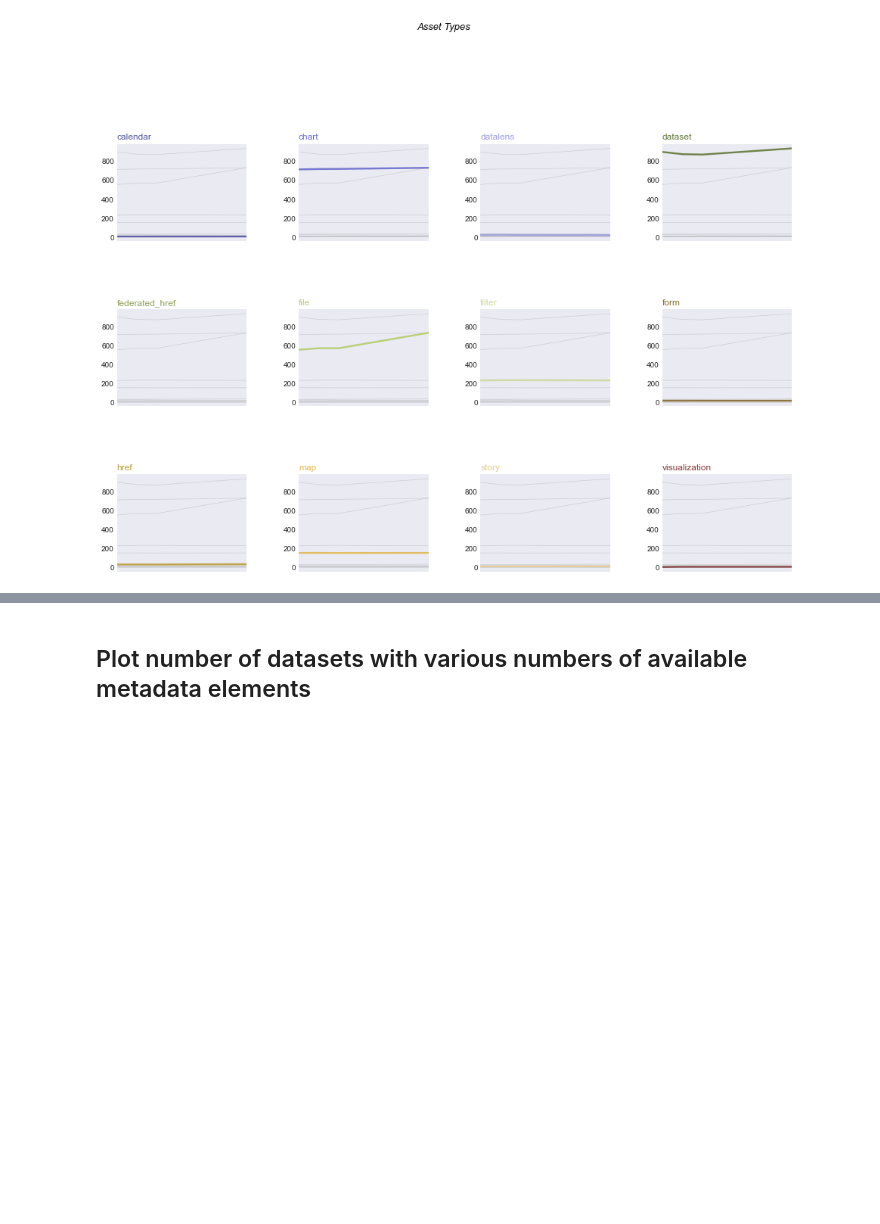
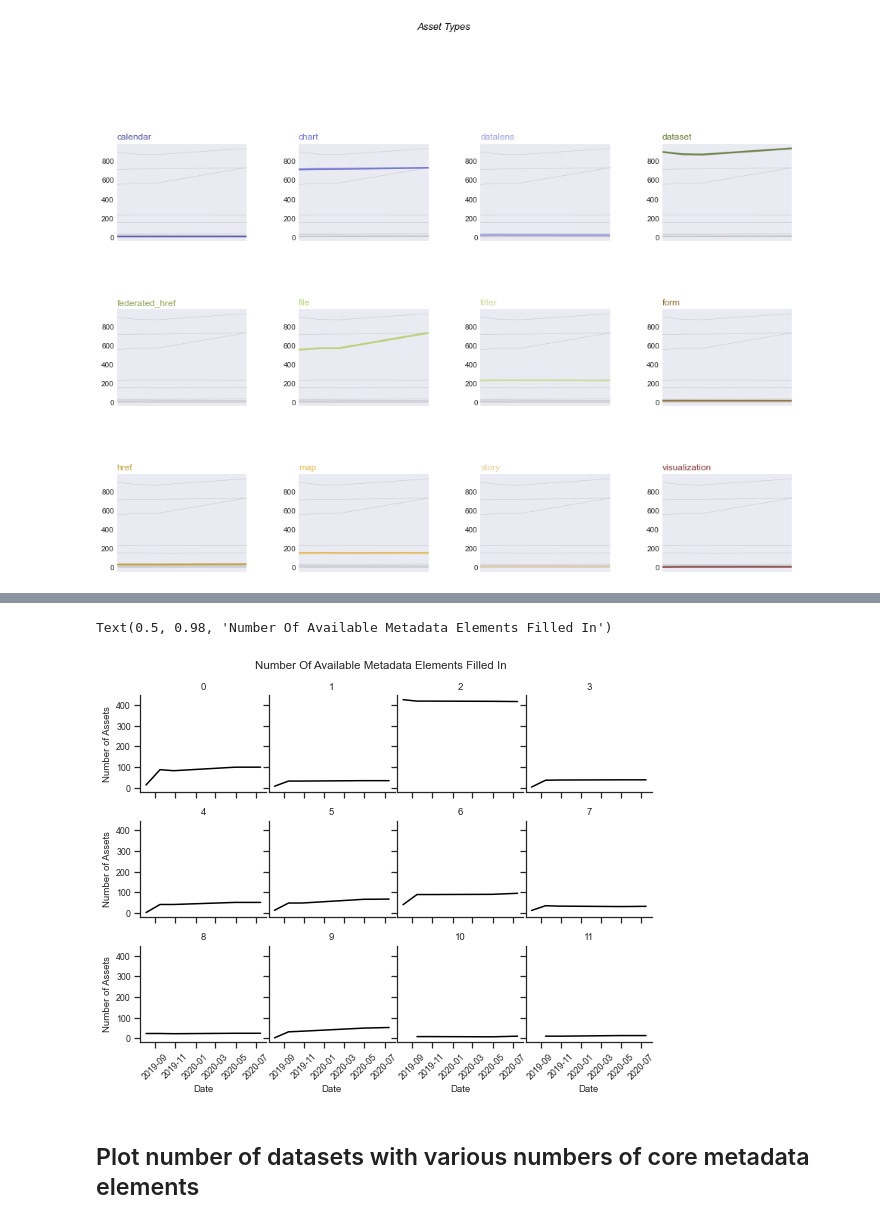
Before and after one commit to OpenDataLiteracy/WSL-AMF, a Jupyter notebook: assessment/code/Change-over-time.ipynb, the cells around one changed output, grey strips where cells are left out. Drawn from its saved outputs; the diff is of its cells as text; code cells hidden in the pictures; blank space fills up the shorter version.

```diff
--- a/assessment/code/Change-over-time.ipynb
+++ b/assessment/code/Change-over-time.ipynb
@@ -251,0 +256,8 @@ dfcometa.plot()
+# %%
+#dfmedian.plot()
+#dfavmeta.plot()
+#dfcometa.plot()
+dfav = df.loc[df['descriptor']=='availableMetadataComplete']
+dfav=dfav.copy() #This gets rid of a setting values on a slice error
+dfav['unit'] = pd.to_numeric(dfav['unit'], errors='ignore') #This is needed so the FacetGrid is sorted right
+dfav.head()
@@ -252,2 +271,15 @@ dfcometa.plot()
+# %%
+with sns.axes_style("ticks"):
+    g = sns.FacetGrid(dfav, col="unit", margin_titles=True, col_wrap=4, height=2)
+g.map(sns.lineplot, "download_date", "value", color='#000000')
+g.set_axis_labels("Date", "Number of Assets")
+g.set_xticklabels(rotation=45)
+g.set_titles('{col_name}')
+g.fig.subplots_adjust(wspace=.02, hspace=.3)
+plt.subplots_adjust(top=0.9)
+g.fig.suptitle('Number Of Available Metadata Elements Filled In')
+# %% [output]
+Text(0.5, 0.98, 'Number Of Available Metadata Elements Filled In')
+[figure, added]
 # %% [markdown]
-## Plot number of datasets with various numbers of available metadata elements
+## Plot number of datasets with various numbers of core metadata elements
```
Also changed, not shown: parts of 12 cells of this notebook, 2 other files.
